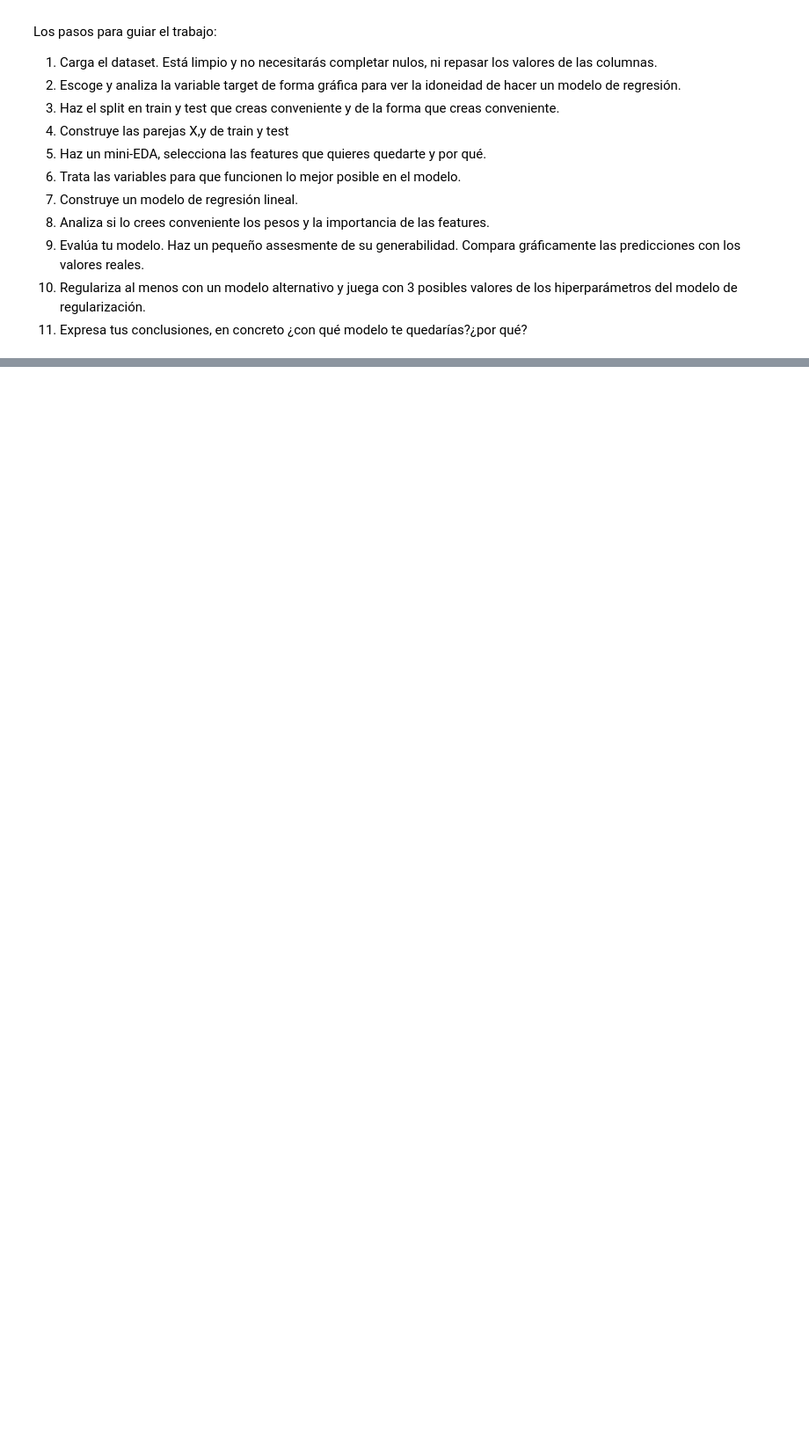
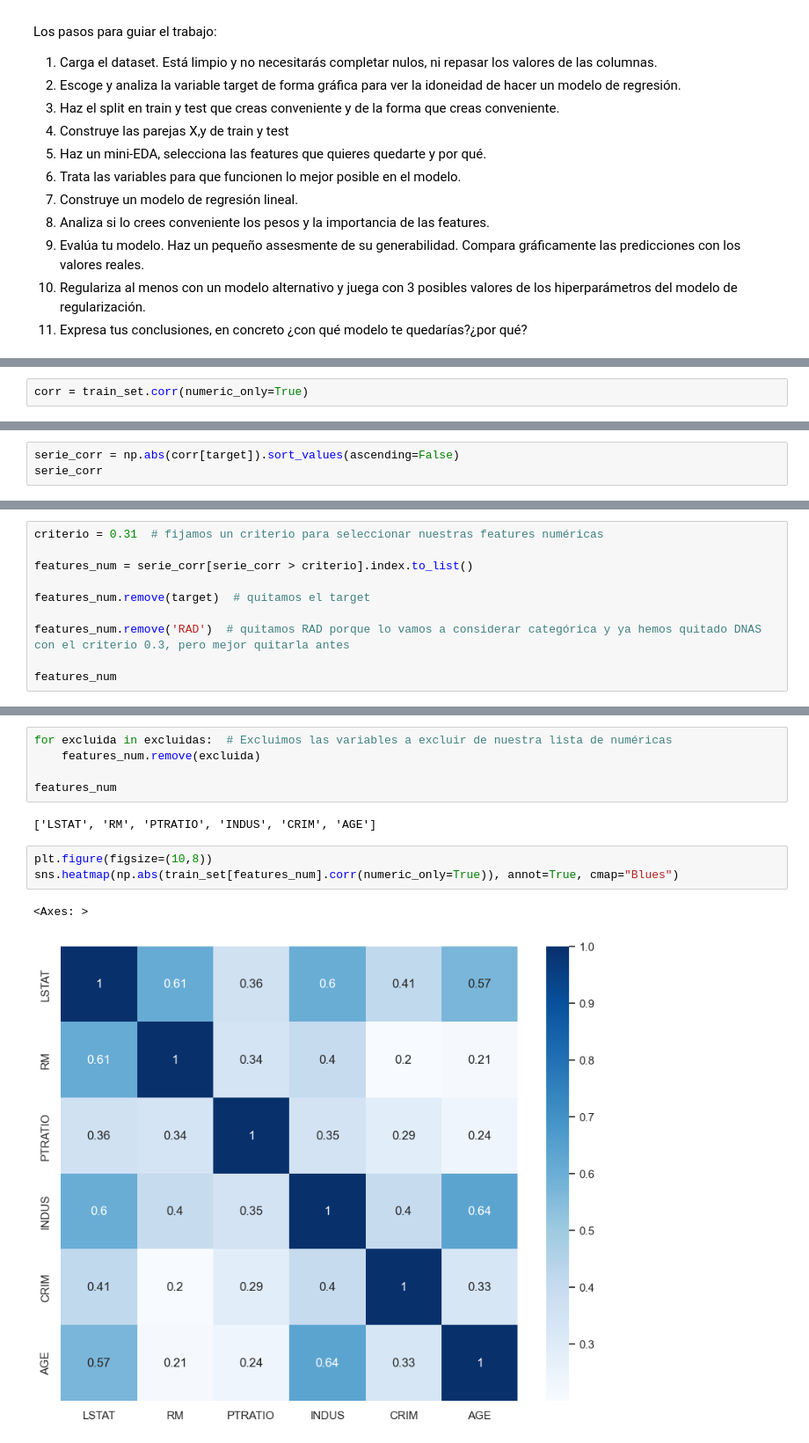
Before and after one commit to RobertoPE1/DS_ONLINE_ROBERTO, a Jupyter notebook: 04_Machine_Learning/Sprint_10/Unidad_01_ML_Supervisado_Regresion_Lineal_Regularizacion/03_Practica_Obligatoria/18_Practica_Obligatoria_Regresion_Lineal_Regularizacion.ipynb, the cells around one changed output, grey strips where cells are left out. Shown at 88% size. Cells and saved outputs as stored; diff of their text form; blank space fills up the shorter version.

```diff
--- a/04_Machine_Learning/Sprint_10/Unidad_01_ML_Supervisado_Regresion_Lineal_Regularizacion/03_Practica_Obligatoria/18_Practica_Obligatoria_Regresion_Lineal_Regularizacion.ipynb
+++ b/04_Machine_Learning/Sprint_10/Unidad_01_ML_Supervisado_Regresion_Lineal_Regularizacion/03_Practica_Obligatoria/18_Practica_Obligatoria_Regresion_Lineal_Regularizacion.ipynb
@@ -61,0 +125,2 @@ sns.histplot[x = target, data = df, kde =True]
+# %%
+corr = train_set.corr(numeric_only=True)
@@ -61,0 +144,3 @@ sns.histplot[x = target, data = df, kde =True]
+# %%
+serie_corr = np.abs(corr[target]).sort_values(ascending=False)
+serie_corr
@@ -61,0 +184,10 @@ sns.histplot[x = target, data = df, kde =True]
+# %%
+criterio = 0.31  # fijamos un criterio para seleccionar nuestras features numéricas
+
+features_num = serie_corr[serie_corr > criterio].index.to_list()
+
+features_num.remove(target)  # quitamos el target
+
+features_num.remove('RAD')  # quitamos RAD porque lo vamos a considerar categórica y ya hemos quitado DNAS con el criterio 0.3, pero mejor quitarla antes
+
+features_num
@@ -88,0 +253,13 @@ print("\nLas variables a excluir son", excluidas)
+# %%
+for excluida in excluidas:  # Excluimos las variables a excluir de nuestra lista de numéricas
+    features_num.remove(excluida)
+
+features_num
+# %% [output]
+['LSTAT', 'RM', 'PTRATIO', 'INDUS', 'CRIM', 'AGE']
+# %%
+plt.figure(figsize=(10,8))
+sns.heatmap(np.abs(train_set[features_num].corr(numeric_only=True)), annot=True, cmap="Blues")
+# %% [output]
+<Axes: >
+[figure, added]
```
Also changed, not shown: parts of 42 cells of this notebook.
